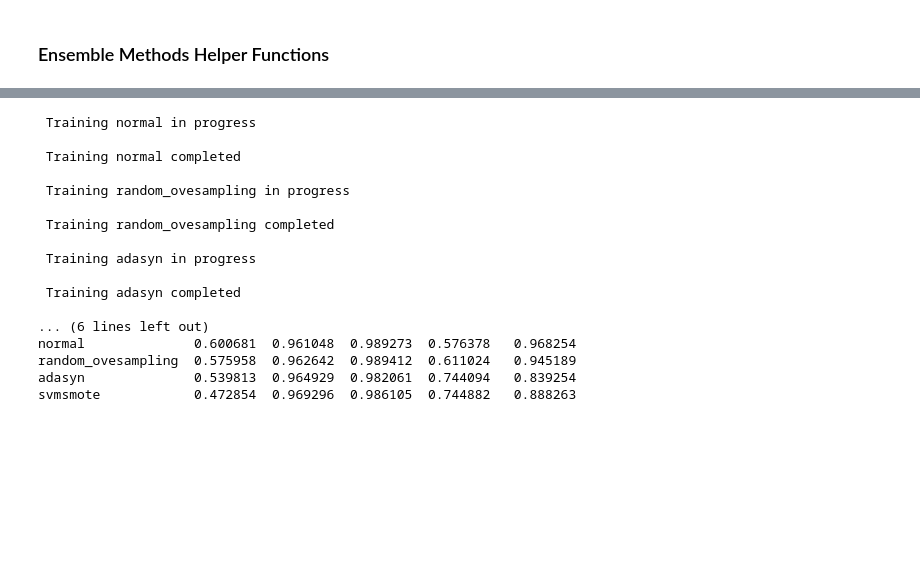
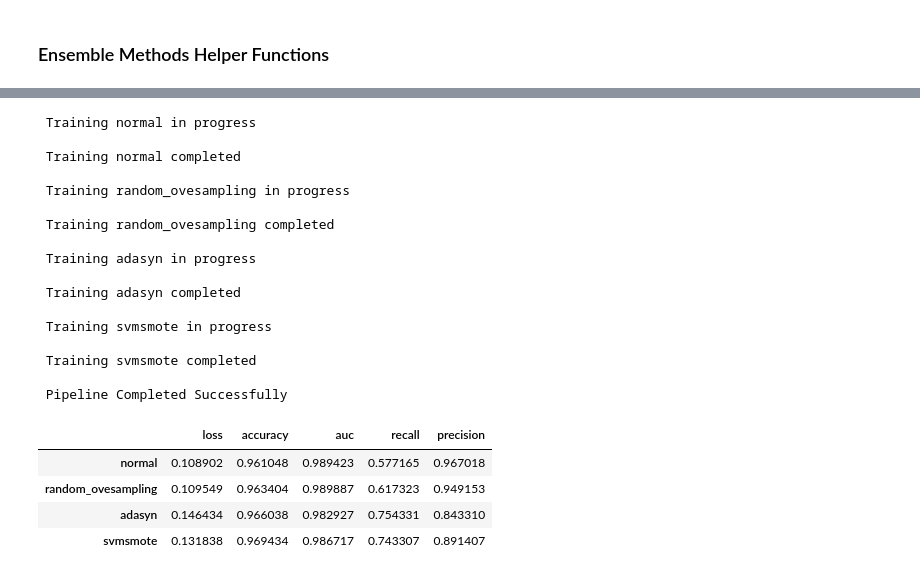
Before and after one commit to edologgerbird/fraud-pattern-vision-detection, a Jupyter notebook: A0199943H.ipynb, the cells around one changed output, grey strips where cells are left out. Saved outputs shown, nothing was run; the diff lists cells and outputs as text; code cells hidden in the pictures; blank space fills up the shorter version.

```diff
--- a/A0199943H.ipynb
+++ b/A0199943H.ipynb
@@ -372,25 +377,30 @@ svmsmote            0.541360  0.964791  0.976424  0.815748   0.790840
 # %%
-rf = RandomForestClassifier(random_state=42)
+rf = RandomForestClassifier(n_estimators=150, random_state=42)
 rf_res = ens_pipeline(samples,rf, xgb=False)
-print(rf_res)
+rf_res
 # %% [output]
  Training normal in progress
 
  Training normal completed
 
  Training random_ovesampling in progress
 
  Training random_ovesampling completed
 
  Training adasyn in progress
 
  Training adasyn completed
 
-... (6 lines left out)
-normal              0.600681  0.961048  0.989273  0.576378   0.968254
-random_ovesampling  0.575958  0.962642  0.989412  0.611024   0.945189
-adasyn              0.539813  0.964929  0.982061  0.744094   0.839254
-svmsmote            0.472854  0.969296  0.986105  0.744882   0.888263
+ Training svmsmote in progress
+
+ Training svmsmote completed
+
+ Pipeline Completed Successfully
+|  | loss | accuracy | auc | recall | precision |
+| normal | 0.108902 | 0.961048 | 0.989423 | 0.577165 | 0.967018 |
+| random_ovesampling | 0.109549 | 0.963404 | 0.989887 | 0.617323 | 0.949153 |
+| adasyn | 0.146434 | 0.966038 | 0.982927 | 0.754331 | 0.843310 |
+| svmsmote | 0.131838 | 0.969434 | 0.986717 | 0.743307 | 0.891407 |
 # %%
 rf_res
 # %% [output]
```
Also changed, not shown: parts of 7 cells of this notebook, 12 other files.
